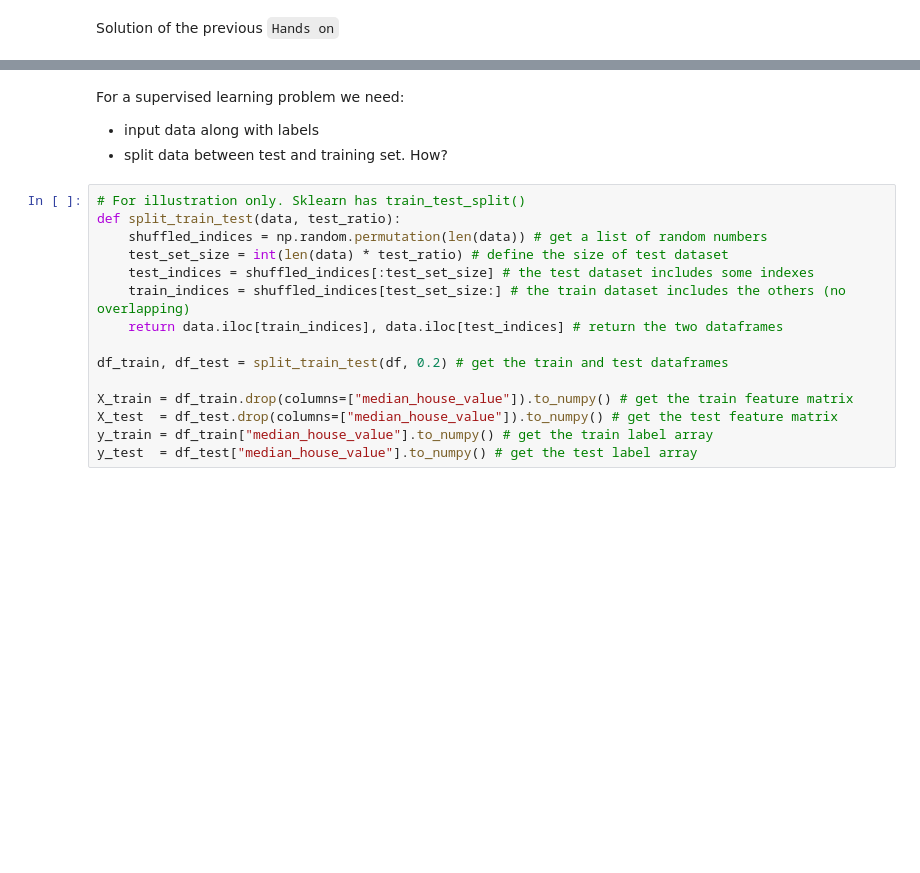
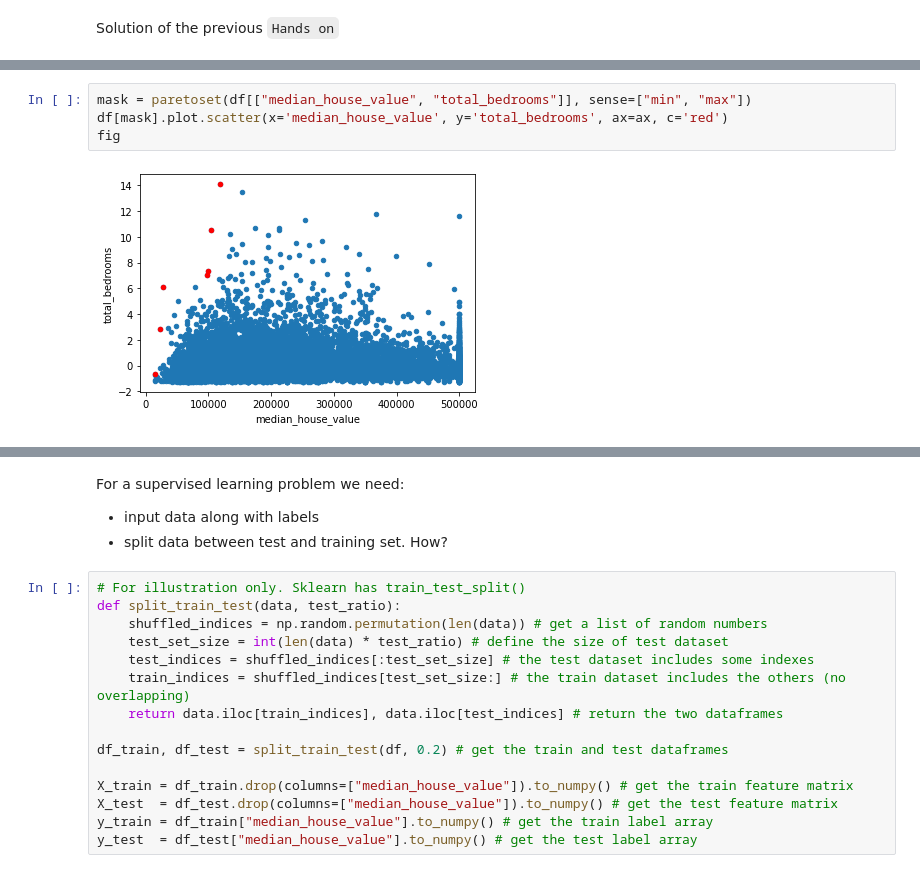
Before and after one commit to w4bo/teaching-handsondatapipelines, a Jupyter notebook: materials/02-MachineLearning.ipynb, the cells around one changed output, grey strips where cells are left out. Saved outputs shown, nothing was run; the diff lists cells and outputs as text; blank space fills up the shorter version.

```diff
--- a/materials/02-MachineLearning.ipynb
+++ b/materials/02-MachineLearning.ipynb
@@ -51,0 +77,6 @@ df = preprocess()
+# %%
+mask = paretoset(df[["median_house_value", "total_bedrooms"]], sense=["min", "max"])
+df[mask].plot.scatter(x='median_house_value', y='total_bedrooms', ax=ax, c='red')
+fig
+# %% [output]
+[figure, added]
```
Also changed, not shown: parts of 33 cells of this notebook.
